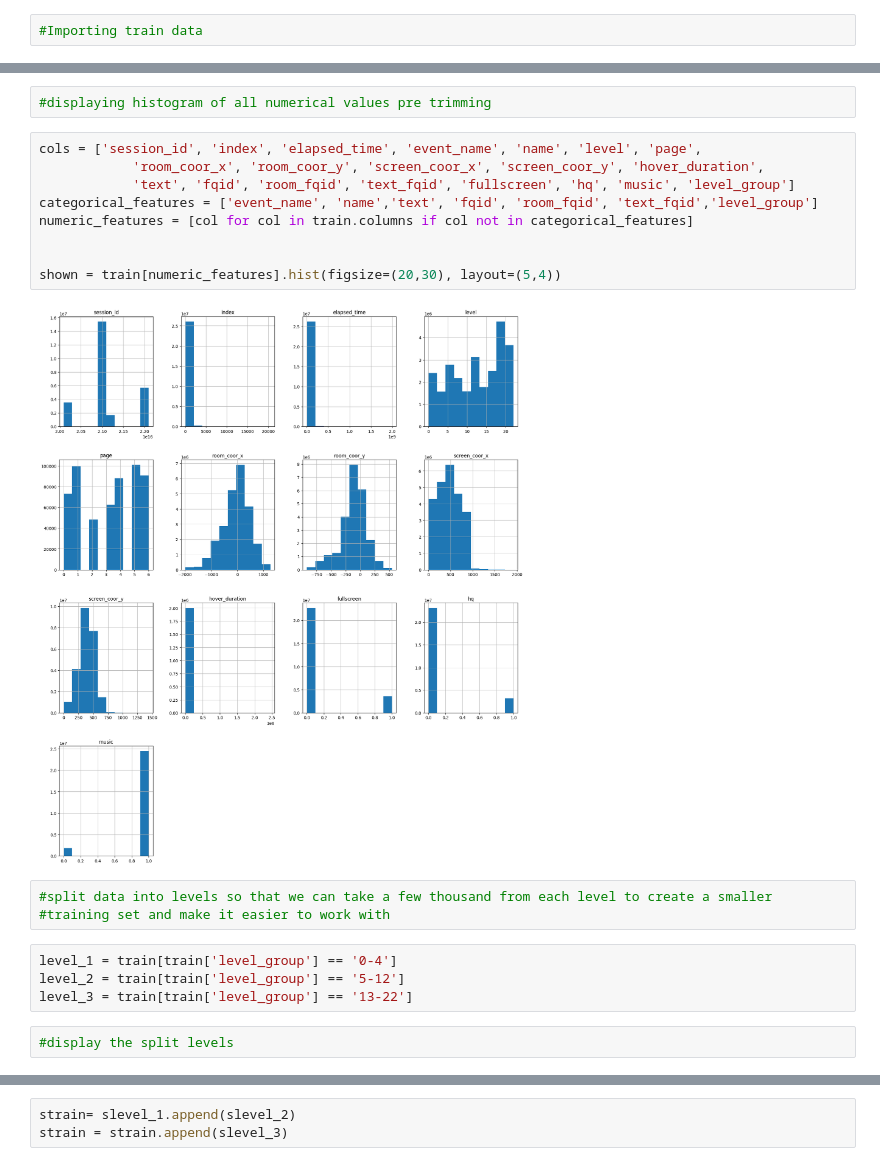
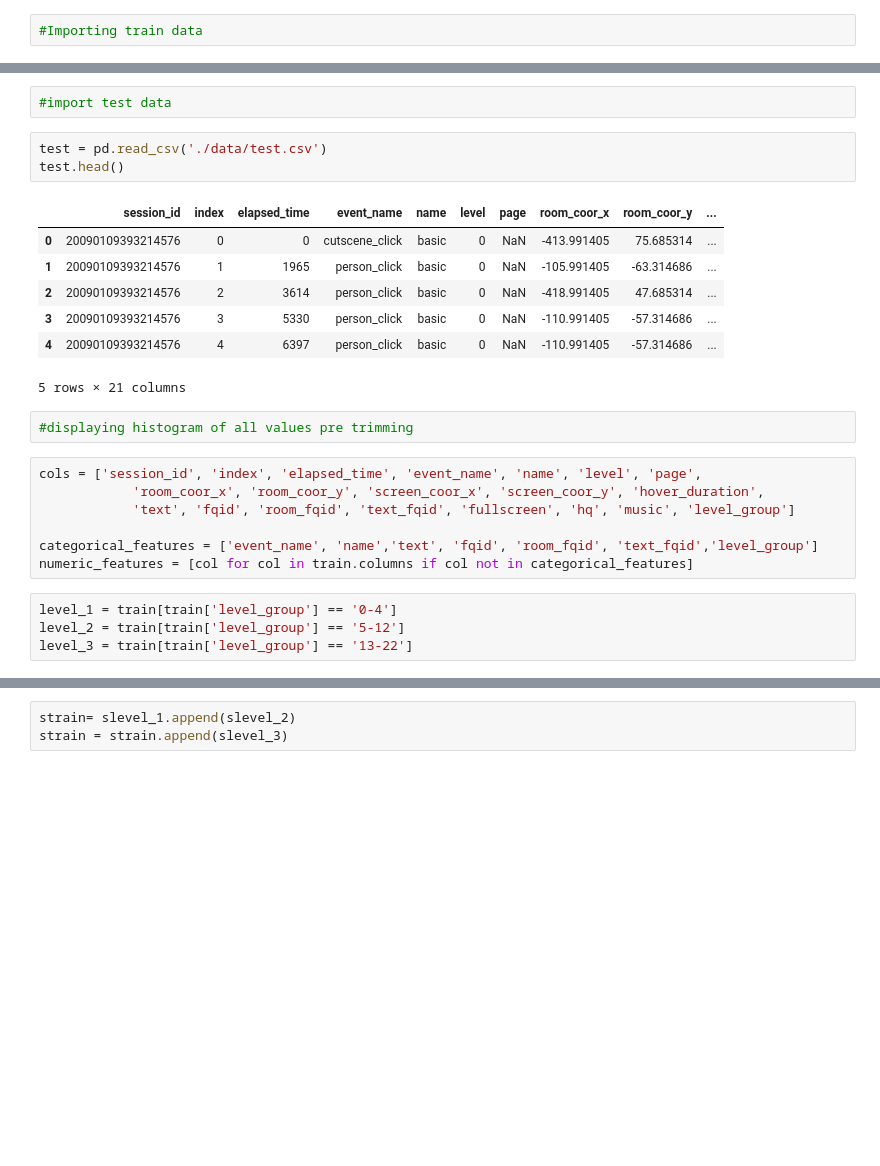
Before and after one commit to Sethmckbot/ML-Final-Project, a Jupyter notebook: MLfinal.ipynb, the cells around one changed output, grey strips where cells are left out. Drawn from its saved outputs; the diff is of its cells as text; blank space fills up the shorter version.

```diff
--- a/MLfinal.ipynb
+++ b/MLfinal.ipynb
@@ -30,22 +37,26 @@ labels.head()
+# %%
+#import test data
+# %%
+test = pd.read_csv('./data/test.csv')
+test.head()
+# %% [output]
+|  | session_id | index | elapsed_time | event_name | name | level | page | room_coor_x | room_coor_y | ... |
+| 0 | 20090109393214576 | 0 | 0 | cutscene_click | basic | 0 | NaN | -413.991405 | 75.685314 | ... |
+| 1 | 20090109393214576 | 1 | 1965 | person_click | basic | 0 | NaN | -105.991405 | -63.314686 | ... |
+| 2 | 20090109393214576 | 2 | 3614 | person_click | basic | 0 | NaN | -418.991405 | 47.685314 | ... |
+| 3 | 20090109393214576 | 3 | 5330 | person_click | basic | 0 | NaN | -110.991405 | -57.314686 | ... |
+| 4 | 20090109393214576 | 4 | 6397 | person_click | basic | 0 | NaN | -110.991405 | -57.314686 | ... |
+5 rows × 21 columns
 # %%
-#displaying histogram of all numerical values pre trimming
+#displaying histogram of all values pre trimming
 # %%
 cols = ['session_id', 'index', 'elapsed_time', 'event_name', 'name', 'level', 'page',
             'room_coor_x', 'room_coor_y', 'screen_coor_x', 'screen_coor_y', 'hover_duration',
             'text', 'fqid', 'room_fqid', 'text_fqid', 'fullscreen', 'hq', 'music', 'level_group']
+
 categorical_features = ['event_name', 'name','text', 'fqid', 'room_fqid', 'text_fqid','level_group']
 numeric_features = [col for col in train.columns if col not in categorical_features]
-
-
-shown = train[numeric_features].hist(figsize=(20,30), layout=(5,4))
-# %% [output]
-[figure, removed]
-# %%
-#split data into levels so that we can take a few thousand from each level to create a smaller
-#training set and make it easier to work with
 # %%
 level_1 = train[train['level_group'] == '0-4']
 level_2 = train[train['level_group'] == '5-12']
 level_3 = train[train['level_group'] == '13-22']
-# %%
-#display the split levels
```
Also changed, not shown: parts of 28 cells of this notebook.
